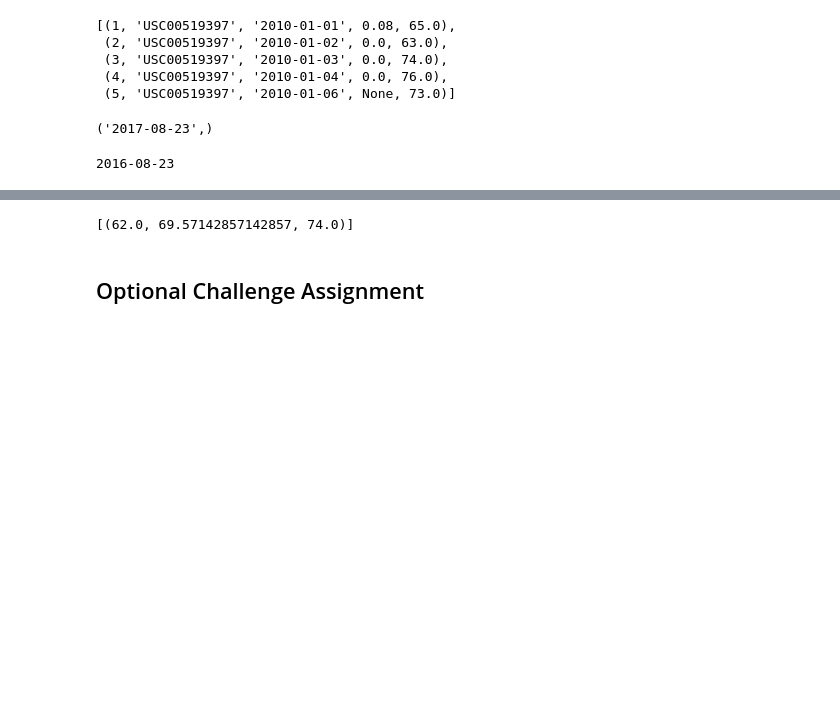
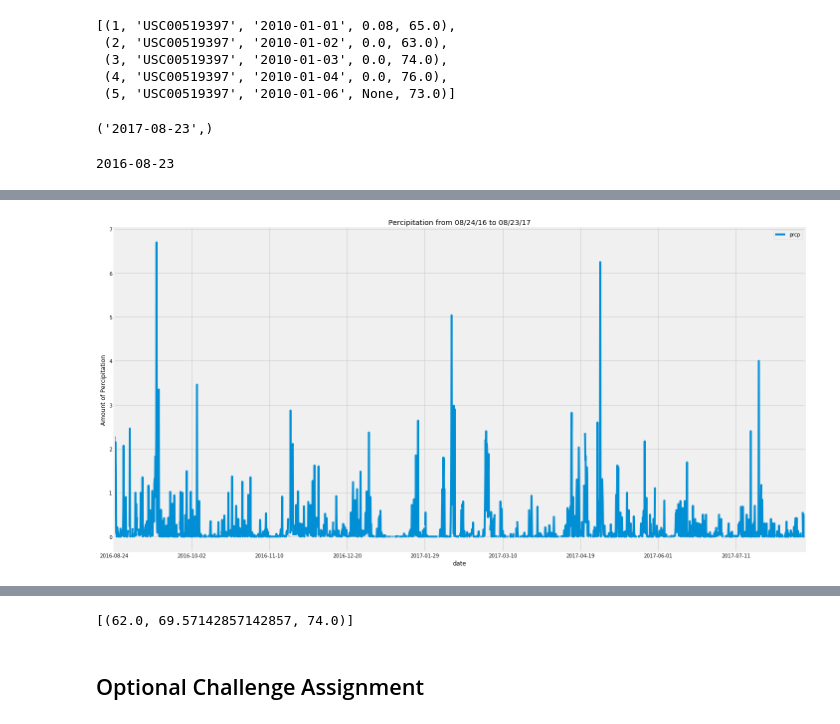
Before and after one commit to crescenzo77/08_SQLAlchemy_HW, a Jupyter notebook: climate_starter.ipynb, the cells around one changed output, grey strips where cells are left out. Drawn from its saved outputs; the diff is of its cells as text; code cells hidden in the pictures; blank space fills up the shorter version.

```diff
--- a/climate_starter.ipynb
+++ b/climate_starter.ipynb
@@ -100,3 +102,15 @@ percip_df.head()
+# %%
+# Use DataFrame.plot() in order to create a chart of the data
+
+prcp_chart = prcp_df.plot(figsize=(20,10))
+
+# Set a title for the chart
+plt.title("Percipitation from 08/24/16 to 08/23/17")
+prcp_chart.set_ylabel('Amount of Percipitation')
+
+plt.tight_layout()
+# %% [output]
+[figure, added]
 # %% [markdown]
 ![precipitation](Images/precipitation.png)
 # %%
```
Also changed, not shown: parts of 5 cells of this notebook.
